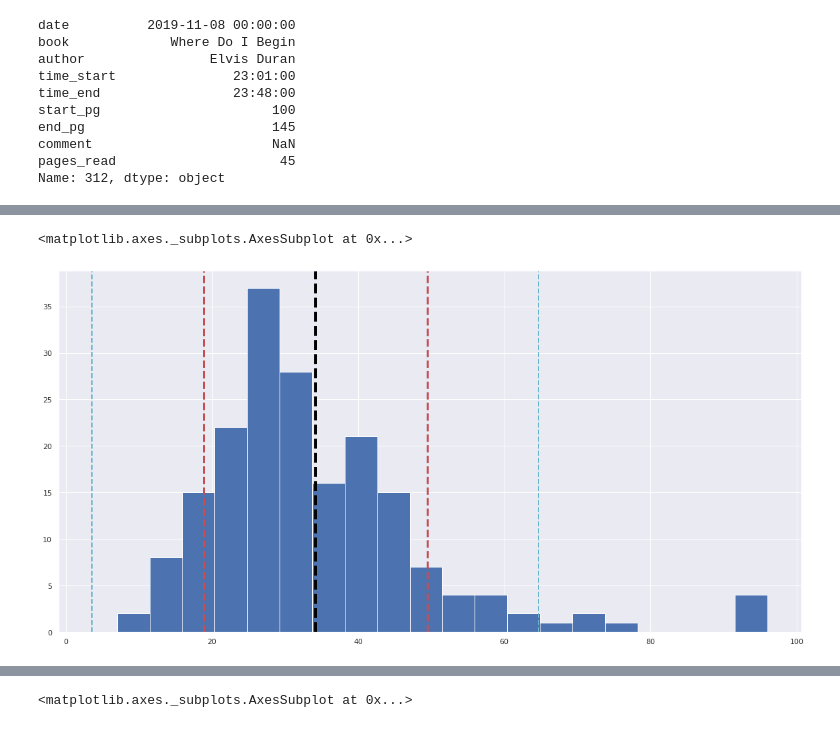
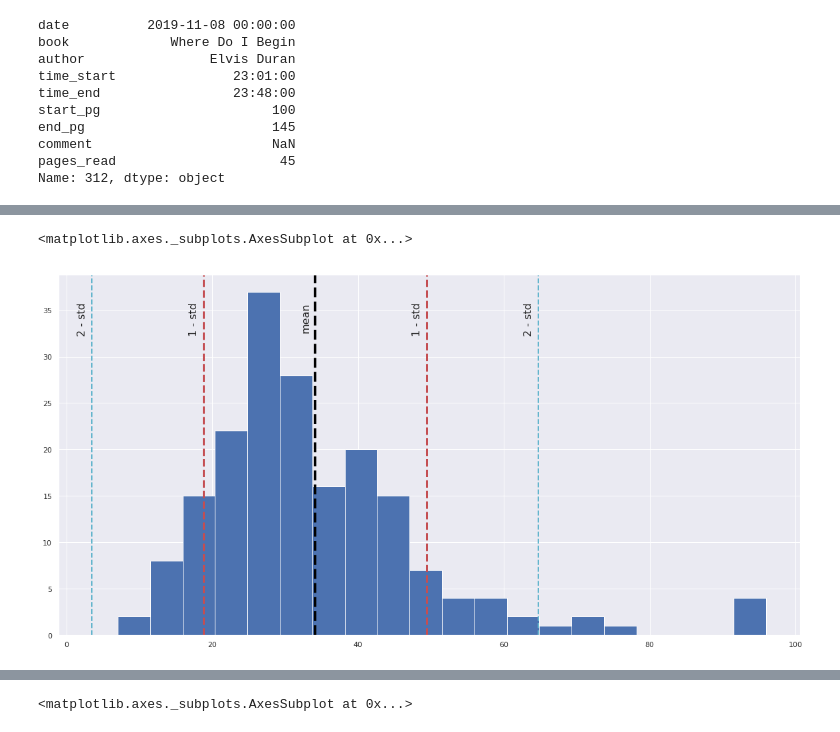
Before and after one commit to ksooklall/medium, a Jupyter notebook: Reading_and_Data_Science.ipynb, the cells around one changed output, grey strips where cells are left out. Cells and saved outputs as stored; diff of their text form; code cells hidden in the pictures.

```diff
--- a/Reading_and_Data_Science.ipynb
+++ b/Reading_and_Data_Science.ipynb
@@ -31,0 +20,6 @@ dtype: object
+# %%
+df = preprocessing(path)
+
+booking_logic = df['book'].ne('Fail')
+book_df = df[booking_logic]
+fail_df = df[~booking_logic]
@@ -47,4 +35,0 @@ df['book'].value_counts().plot(kind='bar')
-# %%
-# Remove fail as it doesn't count as book
-book_df = df[df['book'] != 'Fail']
-book_df['book'].value_counts().plot(kind='bar')
@@ -68,3 +53,0 @@ book_df.drop_duplicates(['book'], keep='last')[['book', 'end_pg']]
-# %%
-book_df = df[df['book'].notnull() & (df['book'] != 'Fail')]
-book_df.drop_duplicates(['book'], keep='last')[['book', 'end_pg']]
@@ -134,6 +64,3 @@ Name: comment, dtype: int64
-# %%
-book_df = book_df[book_df['book'] != 'Deep Learning']
-# how fast do i read
 # %%
 # Most pages read in one day
 df['pages_read'] = df['end_pg'] - df['start_pg']
@@ -159,13 +92,22 @@ book_df['time_reading'] = ((te - ts).dt.seconds / 60).astype(int)
 # %%
 bmean, bstd = book_df['time_reading'].mean(), book_df['time_reading'].std()
 # %%
+pad = 2
+fontsize=16
+
 plt.axvline(bmean, color='black', linestyle='dashed', linewidth=4)
 plt.axvline(bmean + bstd, color='r', linestyle='dashed', linewidth=3)
 plt.axvline(bmean - bstd, color='r', linestyle='dashed', linewidth=3)
 plt.axvline(bmean + 2 * bstd, color='c', linestyle='dashed', linewidth=2)
 plt.axvline(bmean - 2 * bstd, color='c', linestyle='dashed', linewidth=2)
 
+plt.text(bmean-pad, 35,'mean',fontsize=fontsize,rotation=90)
+plt.text(bmean+bstd-pad,35,'1 - std',fontsize=fontsize,rotation=90)
+plt.text(bmean-bstd-pad, 35, '1 - std',fontsize=fontsize,rotation=90)
+plt.text(bmean+2*bstd-pad, 35, '2 - std',fontsize=fontsize,rotation=90)
+plt.text(bmean-2*bstd-pad, 35, '2 - std',fontsize=fontsize,rotation=90)
+
 book_df['time_reading'].hist(figsize=(20, 10), bins=20)
 # %% [output]
 <matplotlib.axes._subplots.AxesSubplot at 0x...>
-[figure, old version]
+[figure, new version]
```
Also changed, not shown: parts of 27 cells of this notebook, 1 other file.
